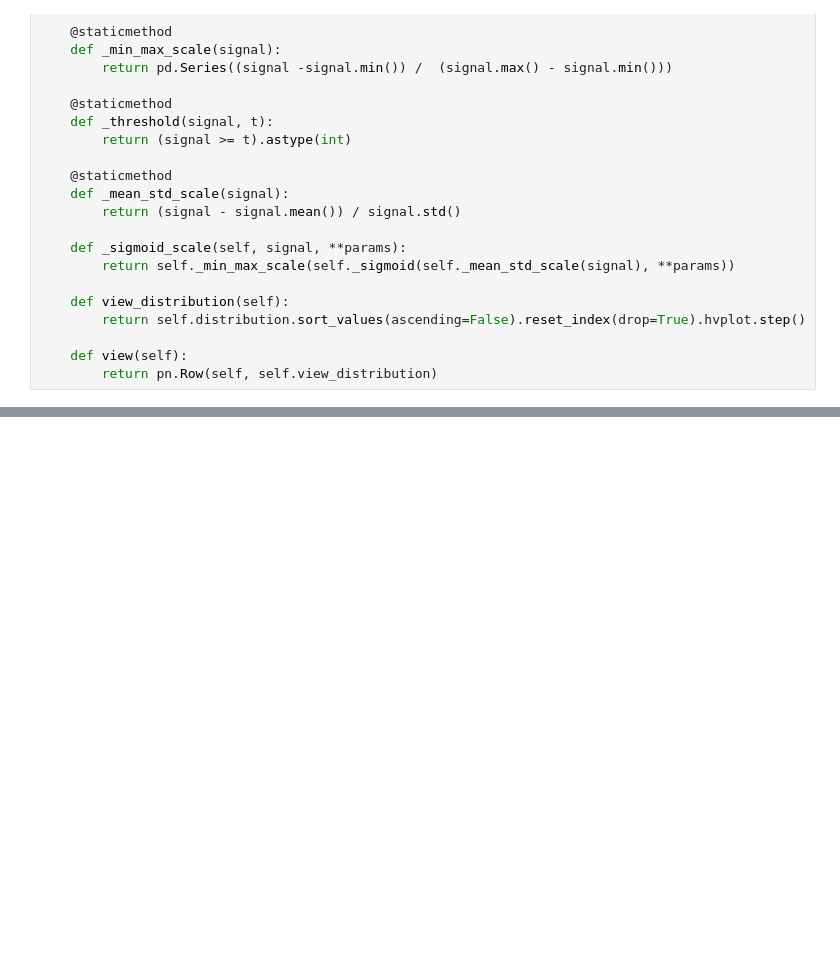
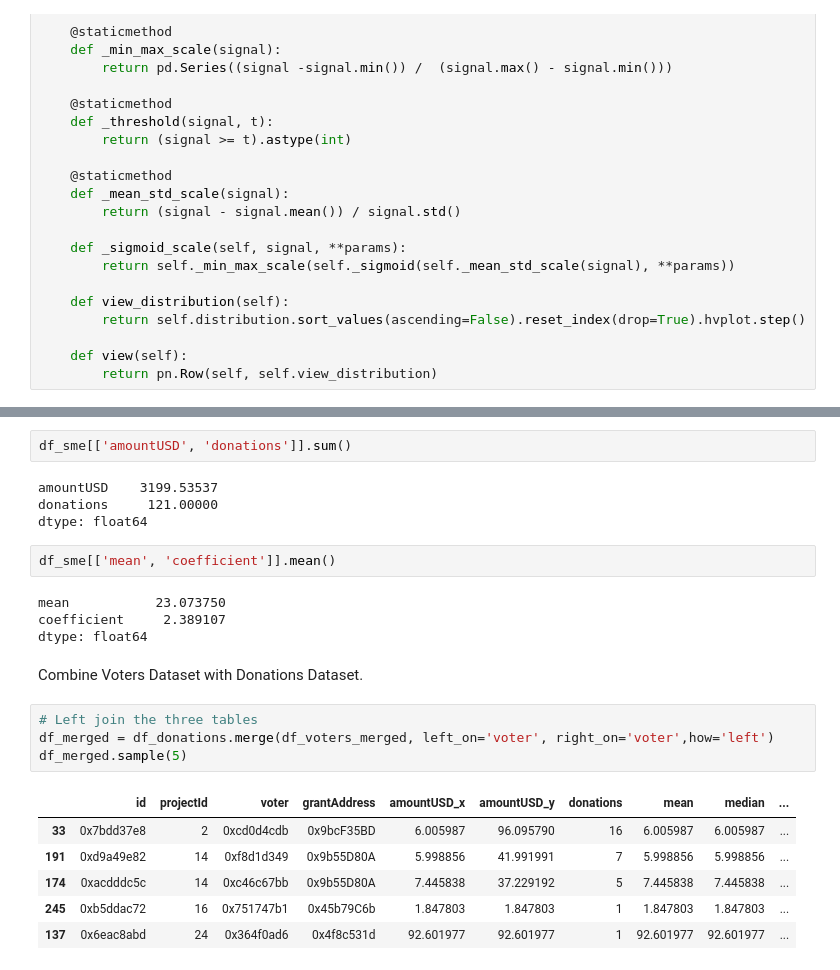
Before and after one commit to CommonsBuild/tqf, a Jupyter notebook: ygg-main-b-sigmoids.ipynb, the cells around one changed output, grey strips where cells are left out. Drawn from its saved outputs; the diff is of its cells as text; blank space fills up the shorter version.

```diff
--- a/ygg-main-b-sigmoids.ipynb
+++ b/ygg-main-b-sigmoids.ipynb
@@ -461,0 +459,25 @@ df_voters_merged.sort_values(['coefficient'],ascending=False).head(40)
+# %%
+df_sme[['amountUSD', 'donations']].sum()
+# %% [output]
+amountUSD    3199.53537
+donations     121.00000
+dtype: float64
+# %%
+df_sme[['mean', 'coefficient']].mean()
+# %% [output]
+mean           23.073750
+coefficient     2.389107
+dtype: float64
+# %% [markdown]
+Combine Voters Dataset with Donations Dataset.
+# %%
+# Left join the three tables
+df_merged = df_donations.merge(df_voters_merged, left_on='voter', right_on='voter',how='left')
+df_merged.sample(5)
+# %% [output]
+|  | id | projectId | voter | grantAddress | amountUSD_x | amountUSD_y | donations | mean | median | ... |
+| 33 | 0x7bdd37e8 | 2 | 0xcd0d4cdb | 0x9bcF35BD | 6.005987 | 96.095790 | 16 | 6.005987 | 6.005987 | ... |
+| 191 | 0xd9a49e82 | 14 | 0xf8d1d349 | 0x9b55D80A | 5.998856 | 41.991991 | 7 | 5.998856 | 5.998856 | ... |
+| 174 | 0xacdddc5c | 14 | 0xc46c67bb | 0x9b55D80A | 7.445838 | 37.229192 | 5 | 7.445838 | 7.445838 | ... |
+| 245 | 0xb5ddac72 | 16 | 0x751747b1 | 0x45b79C6b | 1.847803 | 1.847803 | 1 | 1.847803 | 1.847803 | ... |
+| 137 | 0x6eac8abd | 24 | 0x364f0ad6 | 0x4f8c531d | 92.601977 | 92.601977 | 1 | 92.601977 | 92.601977 | ... |
```
Also changed, not shown: parts of 14 cells of this notebook, 2 other files.
